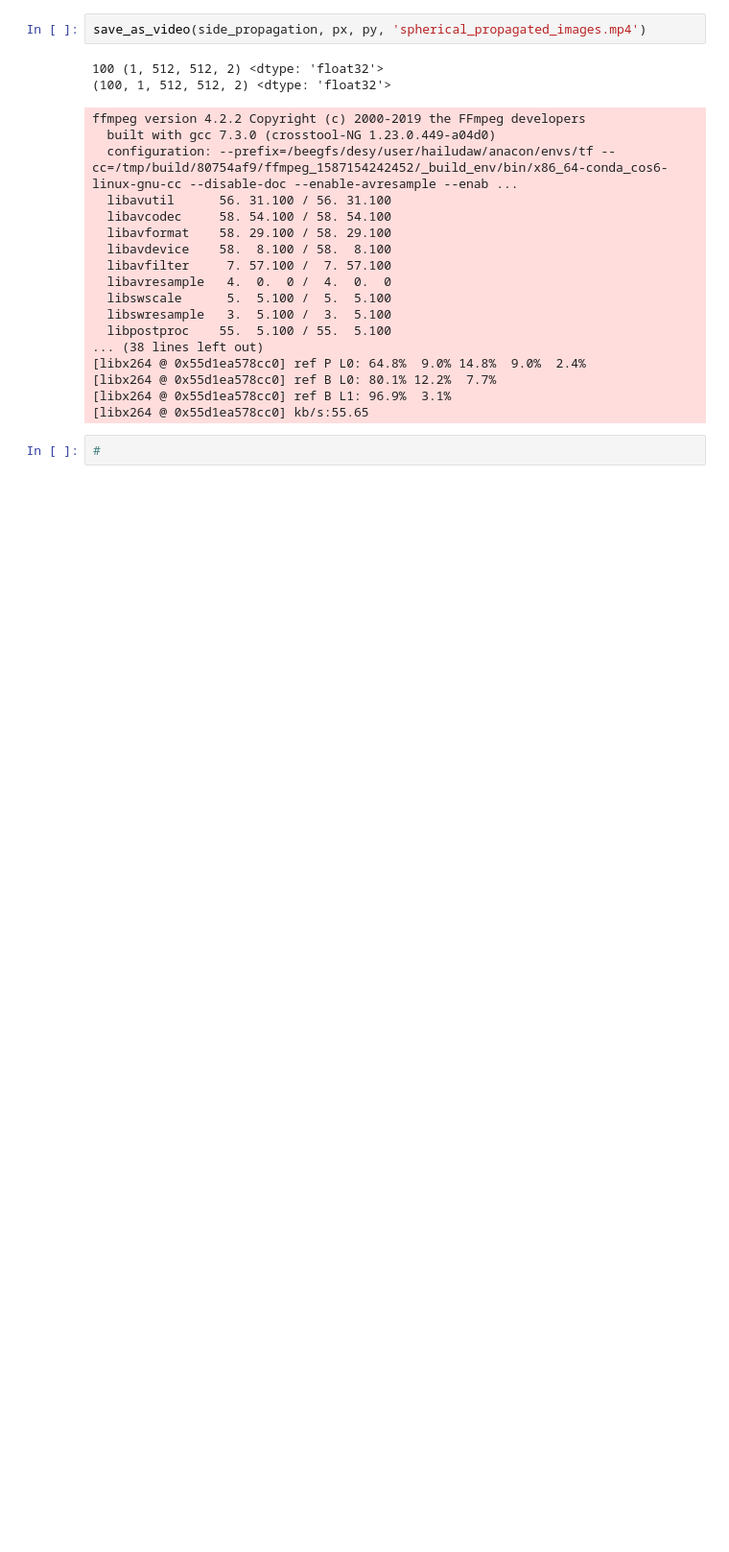
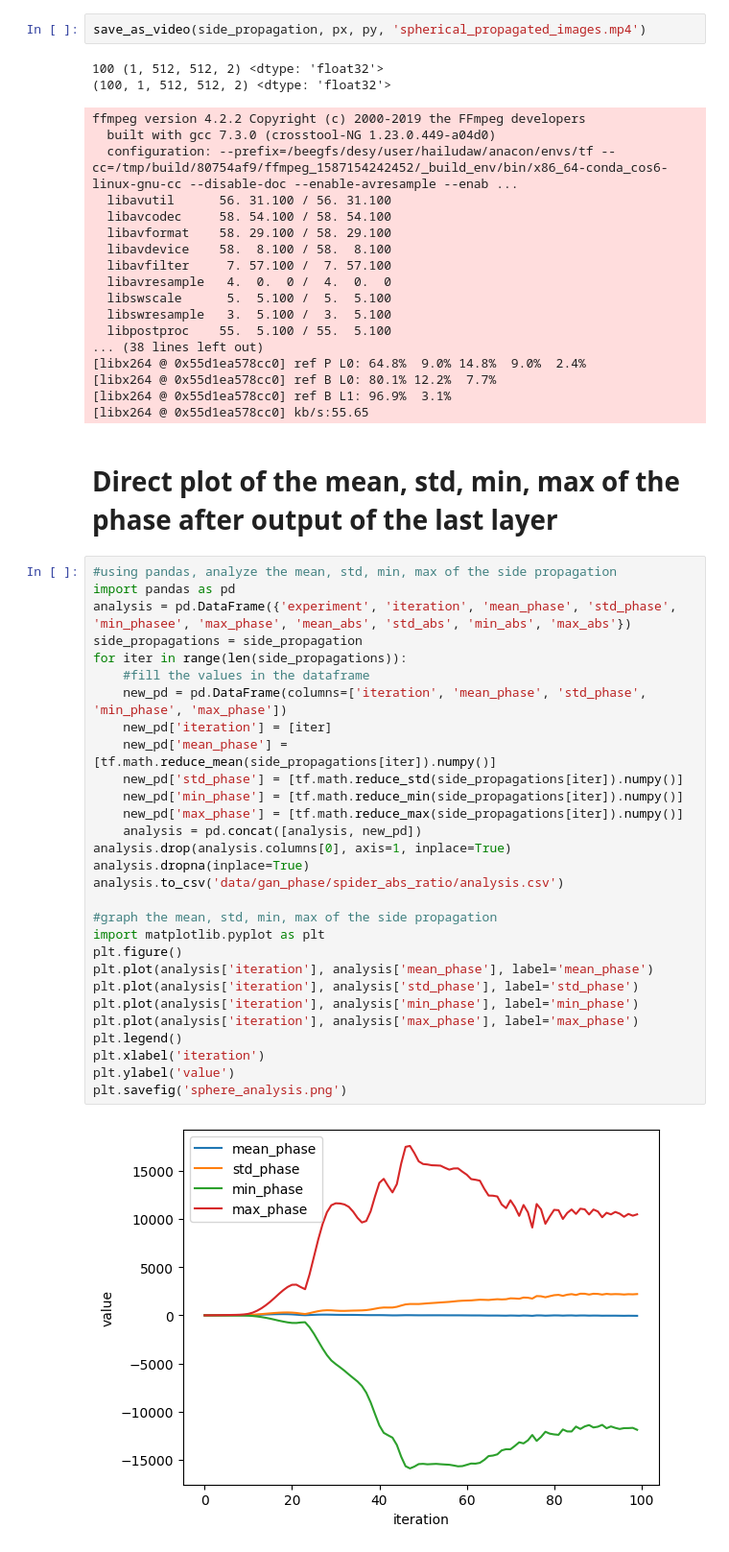
Before and after one commit to XYangXRay/ganrec, a Jupyter notebook: ganrec/spheres.ipynb, the cells around one changed output. Shown at 96% size. Drawn from its saved outputs; the diff is of its cells as text; blank space fills up the shorter version.

Commit message:
with plots

```diff
--- a/ganrec/spheres.ipynb
+++ b/ganrec/spheres.ipynb
@@ -122,5 +130,36 @@ ffmpeg version 4.2.2 Copyright (c) 2000-2019 the FFmpeg developers
 [libx264 @ 0x55d1ea578cc0] ref B L0: 80.1% 12.2%  7.7%
 [libx264 @ 0x55d1ea578cc0] ref B L1: 96.9%  3.1%
 [libx264 @ 0x55d1ea578cc0] kb/s:55.65
-# %%
-#
+# %% [markdown]
+# Direct plot of the mean, std, min, max of the phase after output of the last layer
+# %%
+#using pandas, analyze the mean, std, min, max of the side propagation
+import pandas as pd
+analysis = pd.DataFrame({'experiment', 'iteration', 'mean_phase', 'std_phase', 'min_phasee', 'max_phase', 'mean_abs', 'std_abs', 'min_abs', 'max_abs'})
+side_propagations = side_propagation
+for iter in range(len(side_propagations)):
+    #fill the values in the dataframe
+    new_pd = pd.DataFrame(columns=['iteration', 'mean_phase', 'std_phase', 'min_phase', 'max_phase'])
+    new_pd['iteration'] = [iter]
+    new_pd['mean_phase'] = [tf.math.reduce_mean(side_propagations[iter]).numpy()]
+    new_pd['std_phase'] = [tf.math.reduce_std(side_propagations[iter]).numpy()]
+    new_pd['min_phase'] = [tf.math.reduce_min(side_propagations[iter]).numpy()]
+    new_pd['max_phase'] = [tf.math.reduce_max(side_propagations[iter]).numpy()]
+    analysis = pd.concat([analysis, new_pd])
+analysis.drop(analysis.columns[0], axis=1, inplace=True)
+analysis.dropna(inplace=True)
+analysis.to_csv('data/gan_phase/spider_abs_ratio/analysis.csv')
+
+#graph the mean, std, min, max of the side propagation
+import matplotlib.pyplot as plt
+plt.figure()
+plt.plot(analysis['iteration'], analysis['mean_phase'], label='mean_phase')
+plt.plot(analysis['iteration'], analysis['std_phase'], label='std_phase')
+plt.plot(analysis['iteration'], analysis['min_phase'], label='min_phase')
+plt.plot(analysis['iteration'], analysis['max_phase'], label='max_phase')
+plt.legend()
+plt.xlabel('iteration')
+plt.ylabel('value')
+plt.savefig('sphere_analysis.png')
+# %% [output]
+[figure, added]
```
Also changed, not shown: parts of 5 cells of this notebook.
